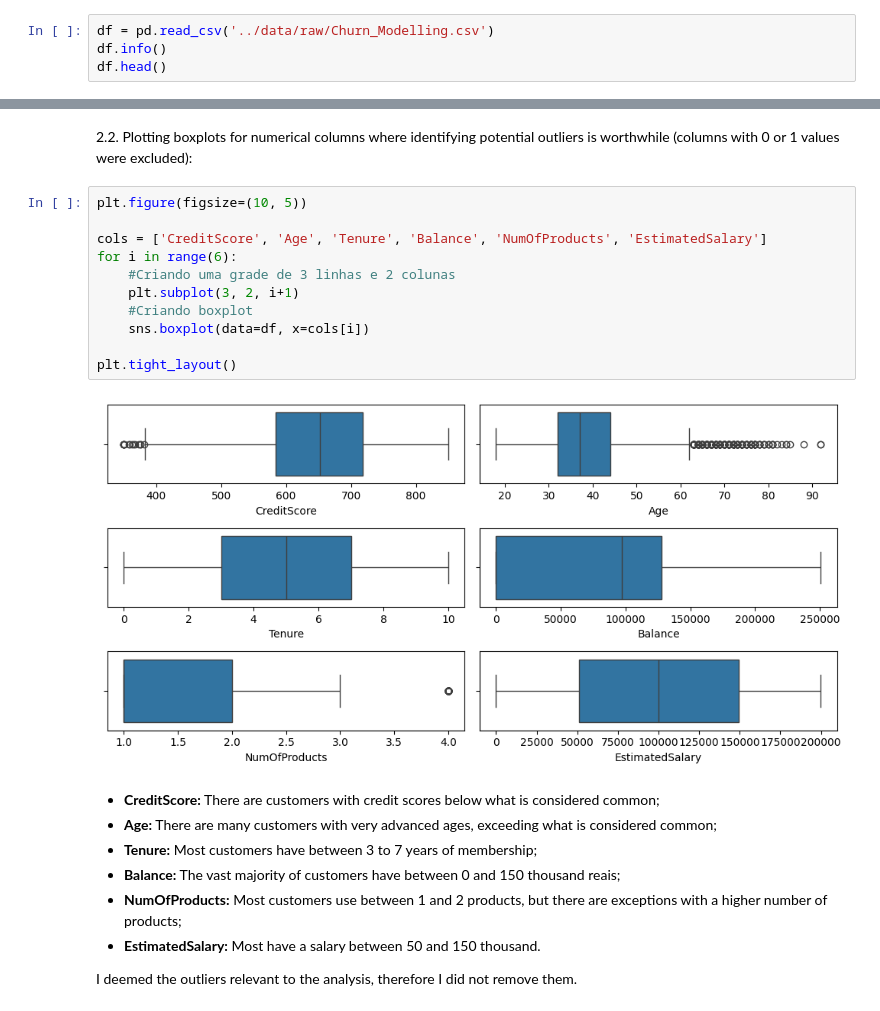
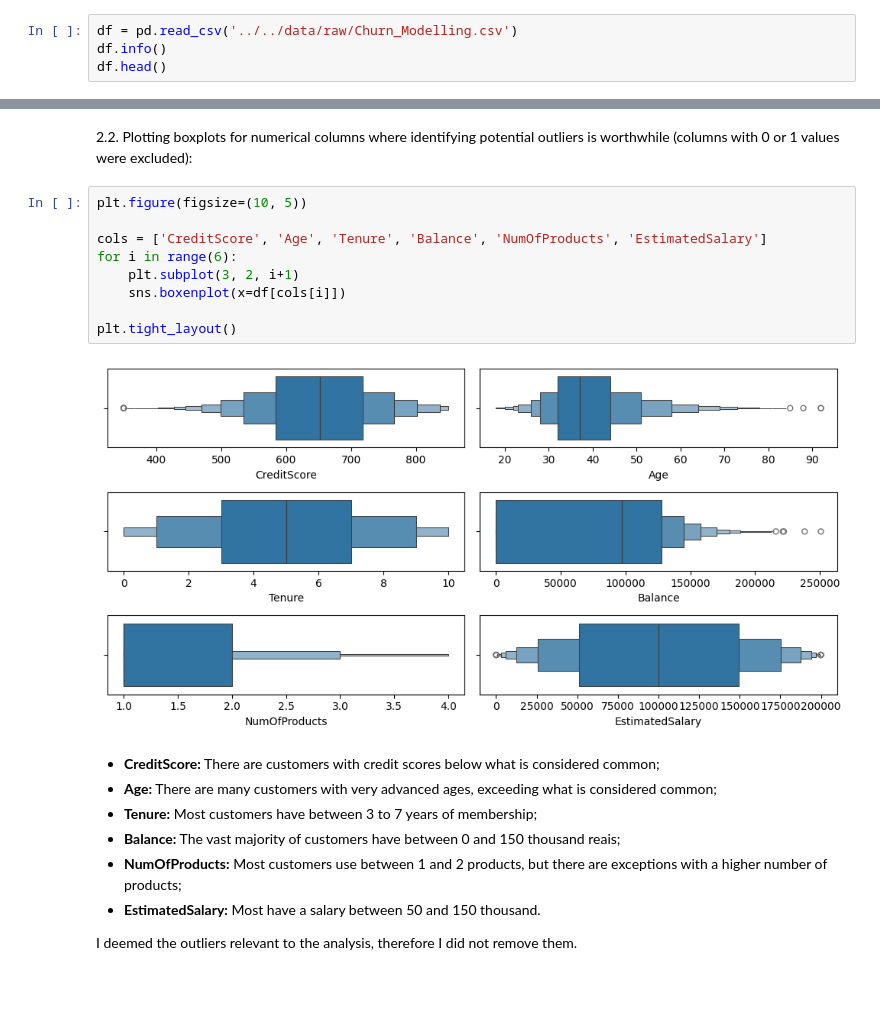
Before and after one commit to mlbvncs/Churn_Modelling_Data_Analysis, a Jupyter notebook: notebooks/en/analysis.ipynb, the cells around one changed output, grey strips where cells are left out. Drawn from its saved outputs; the diff is of its cells as text.

```diff
--- a/notebooks/main.ipynb
+++ b/notebooks/en/analysis.ipynb
@@ -9,7 +9,7 @@ import matplotlib.pyplot as plt
 
 Loading the dataset and presenting information and the first rows of the dataset:
 # %%
-df = pd.read_csv('../data/raw/Churn_Modelling.csv')
+df = pd.read_csv('../../data/raw/Churn_Modelling.csv')
 df.info()
 df.head()
 # %% [output]
@@ -65,16 +65,14 @@ There are no null values in any column, so no treatment is required.
 # %%
 plt.figure(figsize=(10, 5))
 
 cols = ['CreditScore', 'Age', 'Tenure', 'Balance', 'NumOfProducts', 'EstimatedSalary']
 for i in range(6):
-    #Criando uma grade de 3 linhas e 2 colunas
     plt.subplot(3, 2, i+1)
-    #Criando boxplot
-    sns.boxplot(data=df, x=cols[i])
+    sns.boxenplot(x=df[cols[i]])
 
 plt.tight_layout()
 # %% [output]
-[figure, old version]
+[figure, new version]
 # %% [markdown]
 - **CreditScore:** There are customers with credit scores below what is considered common;
 - **Age:** There are many customers with very advanced ages, exceeding what is considered common;
```
Also changed, not shown: parts of 6 cells of this notebook, 2 other files.
